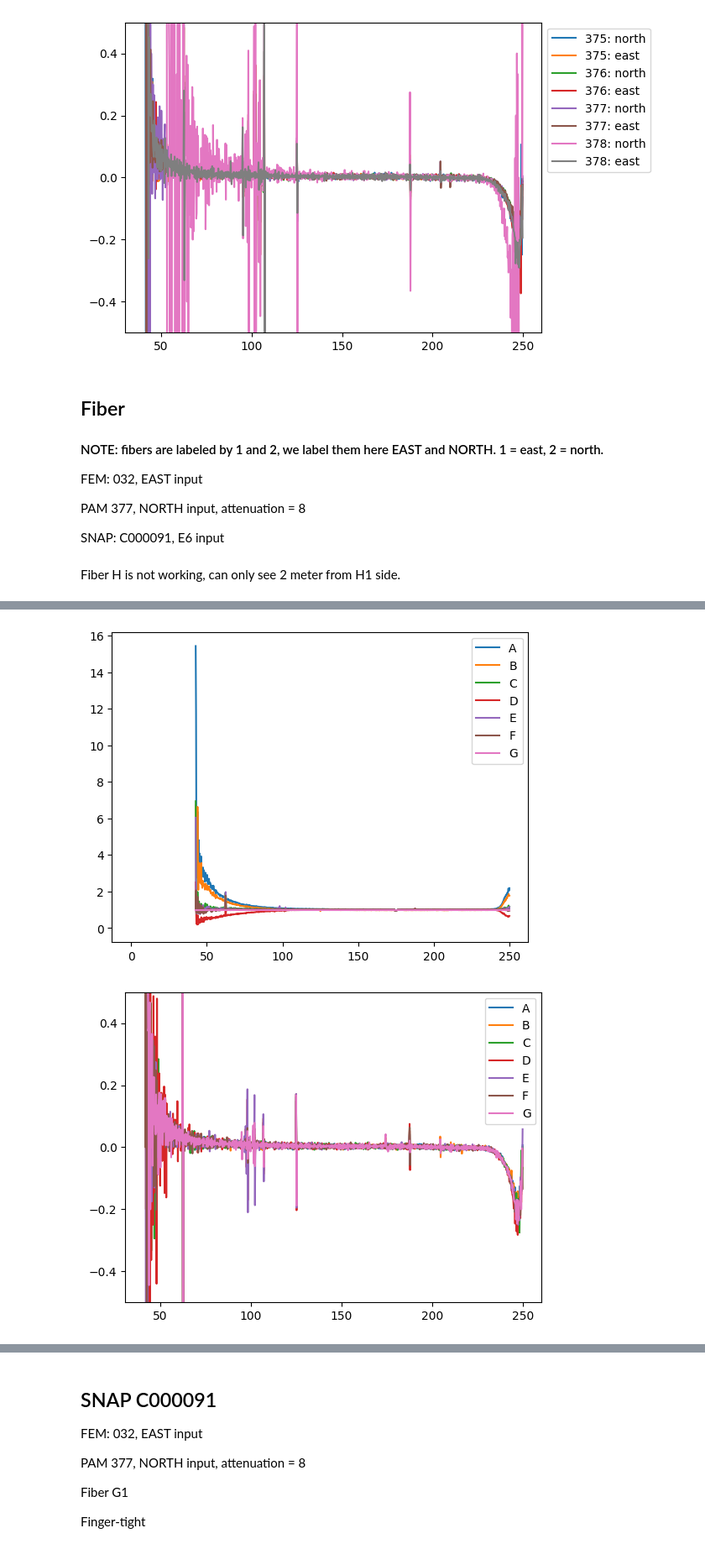
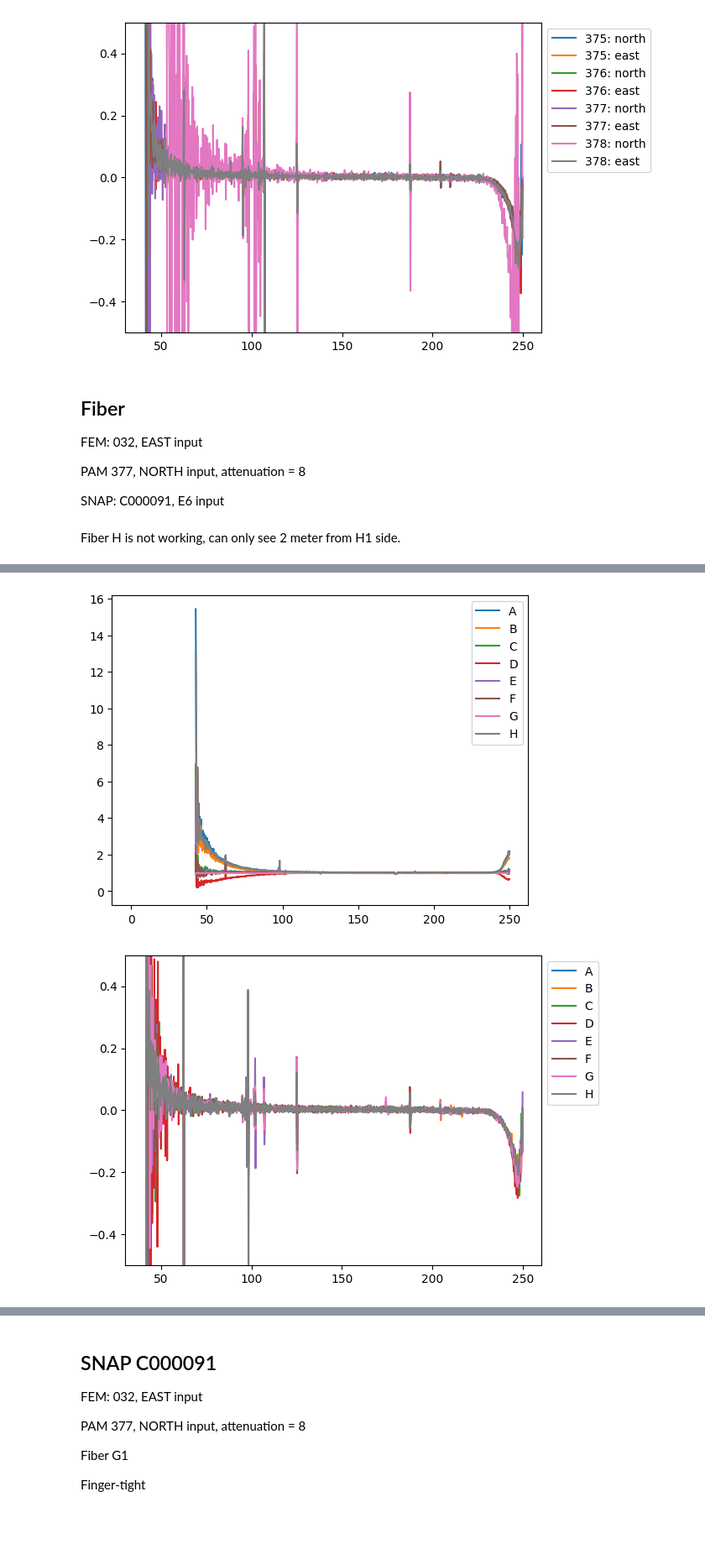
Before and after one commit to EIGSEP/eigsep_corr, a Jupyter notebook: gain_calibration/gain_calibration_oct24.ipynb, the cells around one changed output, grey strips where cells are left out. Shown: that part at 84% size. Saved outputs shown, nothing was run; the diff lists cells and outputs as text; code cells hidden in the pictures; blank space fills up the shorter version.

Commit message:
update notebooks and retest fiber H

```diff
--- a/gain_calibration/gain_calibration_oct24.ipynb
+++ b/gain_calibration/gain_calibration_oct24.ipynb
@@ -159,8 +159,6 @@ plot_noise(pam_data, PAMS)
 [figure]
 # %% [markdown]
 ## Fiber
-
-#### NOTE: fibers are labeled by 1 and 2, we label them here EAST and NORTH. 1 = east, 2 = north.
 
 FEM: 032, EAST input
 
@@ -170,7 +168,7 @@ SNAP: C000091, E6 input
 # %% [markdown]
 Fiber H is not working, can only see 2 meter from H1 side.
 # %%
-FIBERS = ["A", "B", "C", "D", "E", "F", "G"]
+FIBERS = ["A", "B", "C", "D", "E", "F", "G", "H"]
 fiber_data, fiber_norm = all_data(FIBERS, "fiber")
 
 plot_data(fiber_data, FIBERS)
@@ -183,3 +181,3 @@ plot_noise(fiber_data, FIBERS)
-[figure, old version]
+[figure, new version]
-[figure, old version]
+[figure, new version]
 # %%
```
Also changed, not shown: parts of 3 cells of this notebook, 2 other files.
